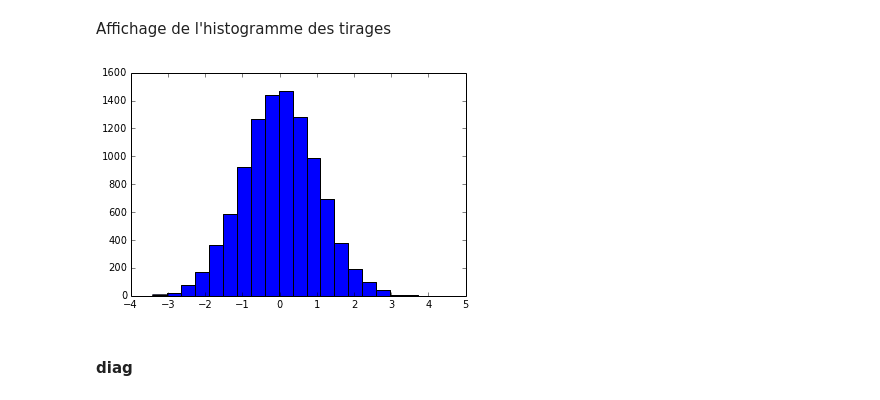
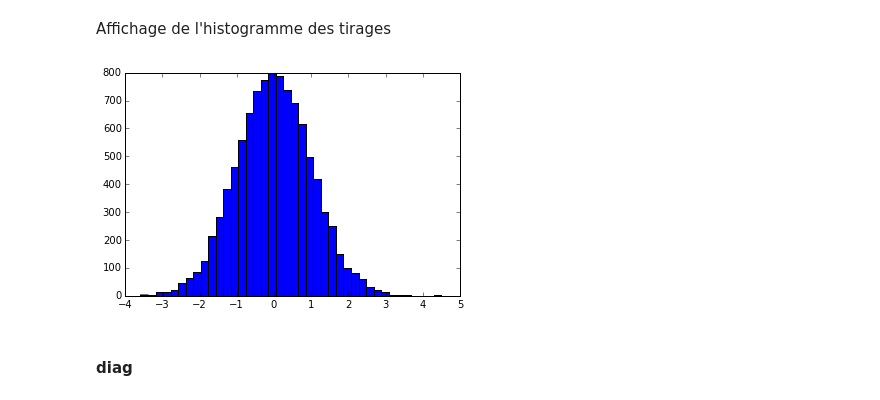
Before and after one commit to agramfort/liesse_telecom_paristech_python, a Jupyter notebook: 2-Numpy.ipynb, the cells around one changed output. Saved outputs shown, nothing was run; the diff lists cells and outputs as text; code cells hidden in the pictures.

```diff
--- a/2-Numpy.ipynb
+++ b/2-Numpy.ipynb
@@ -257,9 +274,9 @@ array([[-0.90038828,  0.59006137,  1.19116587, -1.30439087,  0.22905982],
 Affichage de l'histogramme des tirages
 # %%
 a = random.randn(10000)
-hh = plt.hist(a, 20)
+hh = plt.hist(a, 40)
 # %% [output]
-[figure, old version]
+[figure, new version]
 # %% [markdown]
 #### diag
 # %%
```
Also changed, not shown: parts of 101 cells of this notebook, 2 other files.
